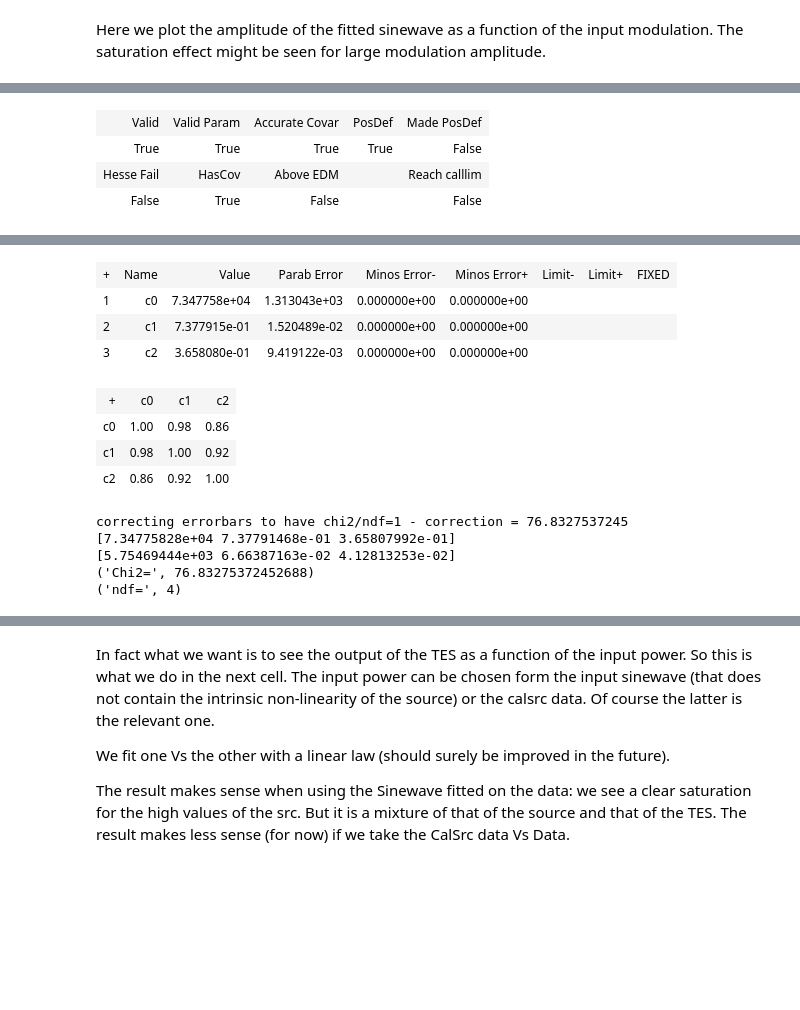
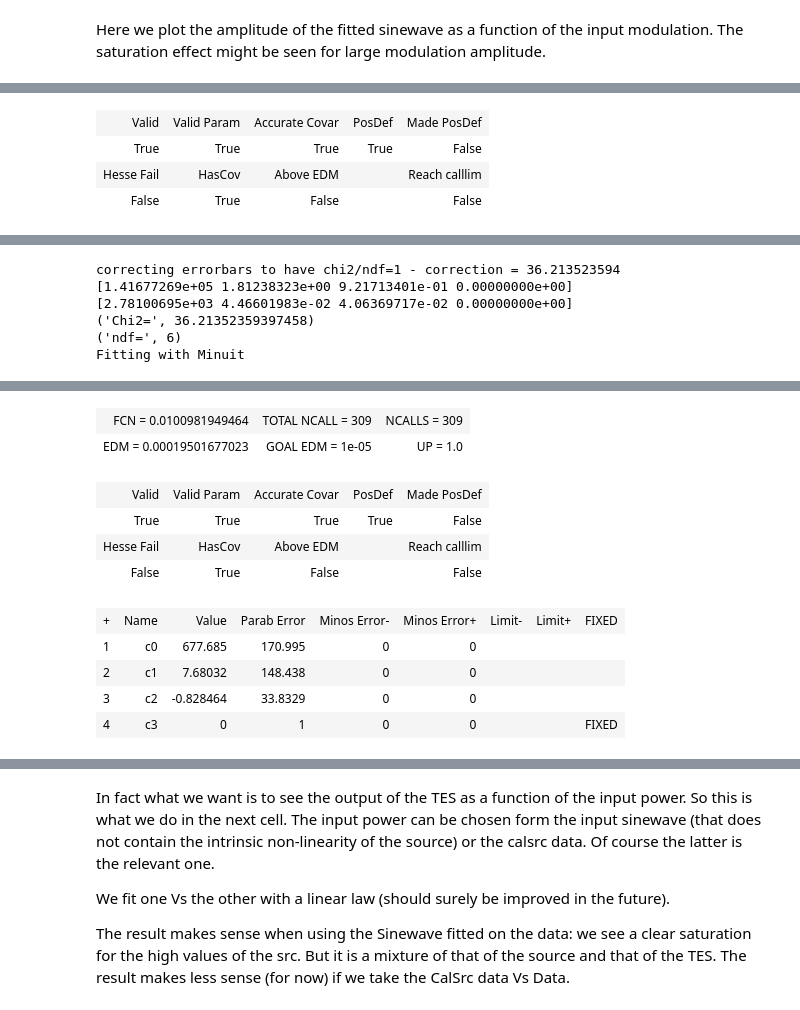
Before and after one commit to qubicsoft/qubic, a Jupyter notebook: qubic/scripts/Calibration/LinearityA.ipynb, the cells around one changed output, grey strips where cells are left out. Saved outputs shown, nothing was run; the diff lists cells and outputs as text; code cells hidden in the pictures; blank space fills up the shorter version.

```diff
--- a/qubic/scripts/Calibration/LinearityA.ipynb
+++ b/qubic/scripts/Calibration/LinearityA.ipynb
@@ -23,12 +26,13 @@ There are two datasets to be anayzed:
 
 In the following cell we read the corresponding filenames and order them, detect the offstes, amplitudes and modulation frequencies. We order the files by the amplitude of the modulation.
 # %%
-day = '2019-02-27'
+day = '2019-03-01'
 data_dir = '/qubic/Data/Calib-TD/'+day+'/'
-dirs = np.array(glob.glob(data_dir+'/*linearityA*'))
+dirs = np.array(glob.glob(data_dir+'/*LinearityA*'))
 dirs.sort()
 
-#dirs = dirs[0:-1]
+#if day=='2019-02-28':
+#    dirs = dirs[0:-1]
 
 print dirs
 print ''
@@ -193,15 +198,15 @@ Number of common points: 38526
 # %% [markdown]
 Next cell displays the power-spectra of the data and calsrc. Beware that CalSrc is not evenly sampled so it's mandatory to resample it on a regular grid before taking the FFT.
 # %%
-rc('figure',figsize=(10,7))
+rc('figure',figsize=(12,10))
 npl = int(np.sqrt(len(tt)))+1
 fdata=0.0001
 fsrc=0.0001
 for ii in xrange(len(dd_src)):
     subplot(npl,npl,ii+1)
-    spectrum_src, freq_src = mlab.psd(dd_src[ii], Fs=1./np.mean(tt_src[0][1:]-tt_src[0][:-1]),
-                                      NFFT=len(tt_src[ii]), window=mlab.window_hanning)
-    #spectrum, freq = mlab.psd(dd[ii], Fs=FREQ_SAMPLING, NFFT=len(tt[ii]), window=mlab.window_hanning)
+#     spectrum_src, freq_src = mlab.psd(dd_src[ii], Fs=1./np.mean(tt_src[0][1:]-tt_src[0][:-1]),
+#                                       NFFT=len(tt_src[ii]), window=mlab.window_hanning)
+    spectrum, freq = mlab.psd(dd[ii], Fs=FREQ_SAMPLING, NFFT=len(tt[ii]), window=mlab.window_hanning)
 
     ## Resampling calsrc data
     newtime_src = np.arange(len(dd_src[ii]))*np.mean(tt_src[0][1:]-tt_src[0][:-1])
@@ -386,16 +440,35 @@ print(allresfit[:,0],allerrfit[:,0])
 xxx = np.linspace(0,np.max(amps),1000)
 
 def logistic(x,pars):
-    return pars[0]*1./(1+np.exp(-(x-pars[1])/pars[2]))
+    return pars[3]+pars[0]*1./(1+np.exp(-(x-pars[1])/pars[2]))
 
-guess = np.array([14000.,1.,1.])
-res = ft.do_minuit(amps,np.abs(allresfit[:,0]),allerrfit[:,0],
-                   guess, functname=logistic,verbose=True, force_chi2_ndf=True)
-
+subplot(3,1,1)
+guess = np.array([np.max(allresfit[:,0]),1.,1.,0.])
+res = ft.do_minuit(amps,np.abs(allresfit[:,0]),allerrfit[:,0], guess,
+                   fixpars=[0,0,0,1],
+                   functname=logistic,verbose=True, force_chi2_ndf=True, nohesse=True)
 errorbar(amps, np.abs(allresfit[:,0]), yerr=allerrfit[:,0], fmt='ro')
 plot(xxx, logistic(xxx,res[1]))
-xlabel('Input Modulation Amplitude')
+xlabel('Input Sinewave Modulation Amplitude')
 ylabel('Recovered Amplitude')
-#xscale('log')
-#xlim(np.min(amps), np.max(amps))
+
+subplot(3,1,2)
+guess = np.array([np.max(allresfit_src[:,0]),1.,-1.,0.])
+res = ft.do_minuit(amps,np.abs(allresfit_src[:,0]),allerrfit[:,0], guess,
+                   fixpars=[0,0,0,1],
+                   functname=logistic,verbose=True, force_chi2_ndf=True, nohesse=True)
+errorbar(amps, allresfit_src[:,0], yerr=allerrfit_src[:,0], fmt='ro')
+plot(xxx, logistic(xxx,res[1]))
+xlabel('Input Sinewave Modulation Amplitude')
+ylabel('Calib w.r.t. Input Src Signal')
+
+subplot(3,1,3)
+guess = np.array([np.max(allresfit_src_model[:,0]),1.,-1.,0.])
+res = ft.do_minuit(amps,np.abs(allresfit_src_model[:,0]),allerrfit[:,0], guess,
+                   fixpars=[0,0,0,1],
+                   functname=logistic,verbose=True, force_chi2_ndf=True, nohesse=True)
+errorbar(amps, np.abs(allresfit_src_model[:,0]), yerr=allerrfit_src[:,0], fmt='ro')
+plot(xxx, logistic(xxx,res[1]))
+xlabel('Input Sinewave Modulation Amplitude')
+ylabel('Calib w.r.t. Model Input Src Signal')
 # %% [output]
@@ -417 +493,7 @@ Fitting with Minuit
 [interactive output not drawn]
+correcting errorbars to have chi2/ndf=1 - correction = 36.213523594
+[1.41677269e+05 1.81238323e+00 9.21713401e-01 0.00000000e+00]
+[2.78100695e+03 4.46601983e-02 4.06369717e-02 0.00000000e+00]
+('Chi2=', 36.21352359397458)
+('ndf=', 6)
+Fitting with Minuit
@@ -418,13 +501,11 @@ Fitting with Minuit
-| + | Name | Value | Parab Error | Minos Error- | Minos Error+ | Limit- | Limit+ | FIXED |
-| 1 | c0 | 7.347758e+04 | 1.313043e+03 | 0.000000e+00 | 0.000000e+00 |  |  |  |
-| 2 | c1 | 7.377915e-01 | 1.520489e-02 | 0.000000e+00 | 0.000000e+00 |  |  |  |
-| 3 | c2 | 3.658080e-01 | 9.419122e-03 | 0.000000e+00 | 0.000000e+00 |  |  |  |
+| FCN = 0.0100981949464 | TOTAL NCALL = 309 | NCALLS = 309 |
+| EDM = 0.00019501677023 | GOAL EDM = 1e-05 | UP = 1.0 |
-| + | c0 | c1 | c2 |
-| c0 | 1.00 | 0.98 | 0.86 |
-| c1 | 0.98 | 1.00 | 0.92 |
-| c2 | 0.86 | 0.92 | 1.00 |
+| Valid | Valid Param | Accurate Covar | PosDef | Made PosDef |
+| True | True | True | True | False |
+| Hesse Fail | HasCov | Above EDM |  | Reach calllim |
+| False | True | False |  | False |
-correcting errorbars to have chi2/ndf=1 - correction = 76.8327537245
-[7.34775828e+04 7.37791468e-01 3.65807992e-01]
-[5.75469444e+03 6.66387163e-02 4.12813253e-02]
-('Chi2=', 76.83275372452688)
-('ndf=', 4)
+| + | Name | Value | Parab Error | Minos Error- | Minos Error+ | Limit- | Limit+ | FIXED |
+| 1 | c0 | 677.685 | 170.995 | 0 | 0 |  |  |  |
+| 2 | c1 | 7.68032 | 148.438 | 0 | 0 |  |  |  |
+| 3 | c2 | -0.828464 | 33.8329 | 0 | 0 |  |  |  |
+| 4 | c3 | 0 | 1 | 0 | 0 |  |  | FIXED |
```
Also changed, not shown: parts of 15 cells of this notebook, 1 other file.
